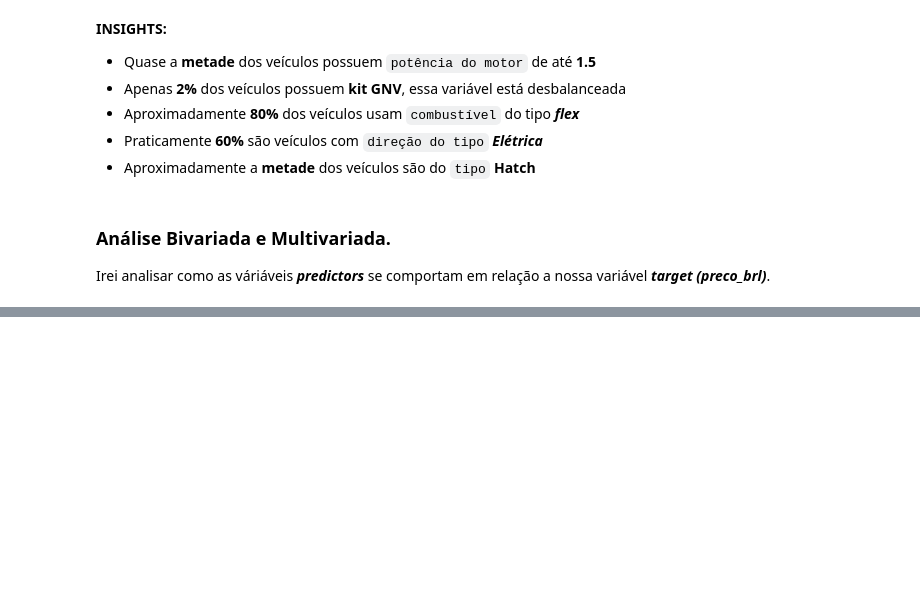
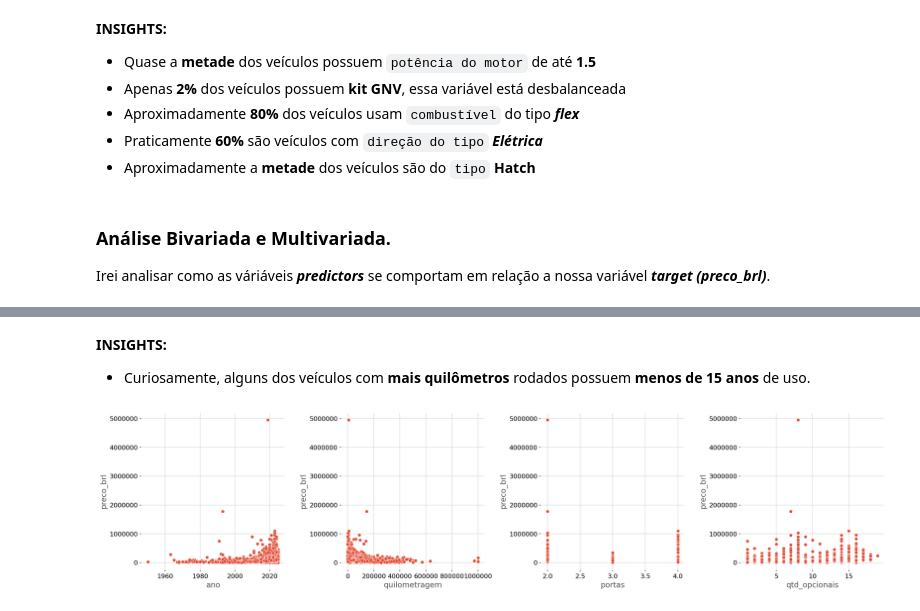
Before and after one commit to PatrickLeal/analise-carros-olx, a Jupyter notebook: notebooks/1. EDA.ipynb, the cells around one changed output, grey strips where cells are left out. Cells and saved outputs as stored; diff of their text form; code cells hidden in the pictures; blank space fills up the shorter version.

```diff
--- a/notebooks/1. EDA.ipynb
+++ b/notebooks/1. EDA.ipynb
@@ -506,0 +532,15 @@ fig.grid(False)
+# %% [markdown]
+**INSIGHTS:**
+*   Curiosamente, alguns dos veículos com **mais quilômetros** rodados possuem **menos de 15 anos** de uso.
+# %%
+fig, axes = plt.subplots(1, 4, figsize=(21, 5))
+sns.scatterplot(data=train, x=num_features[0], y=target, ax=axes[0])
+sns.scatterplot(data=train, x=num_features[1], y=target, ax=axes[1])
+sns.scatterplot(data=train, x=num_features[2], y=target, ax=axes[2])
+sns.scatterplot(data=train, x=num_features[3], y=target, ax=axes[3])
+for a in range(len(axes)):
+    axes[a].ticklabel_format(style='plain', axis='both')
+plt.tight_layout()
+plt.show()
+# %% [output]
+[figure, added]
```
Also changed, not shown: parts of 32 cells of this notebook, 2 other files.
